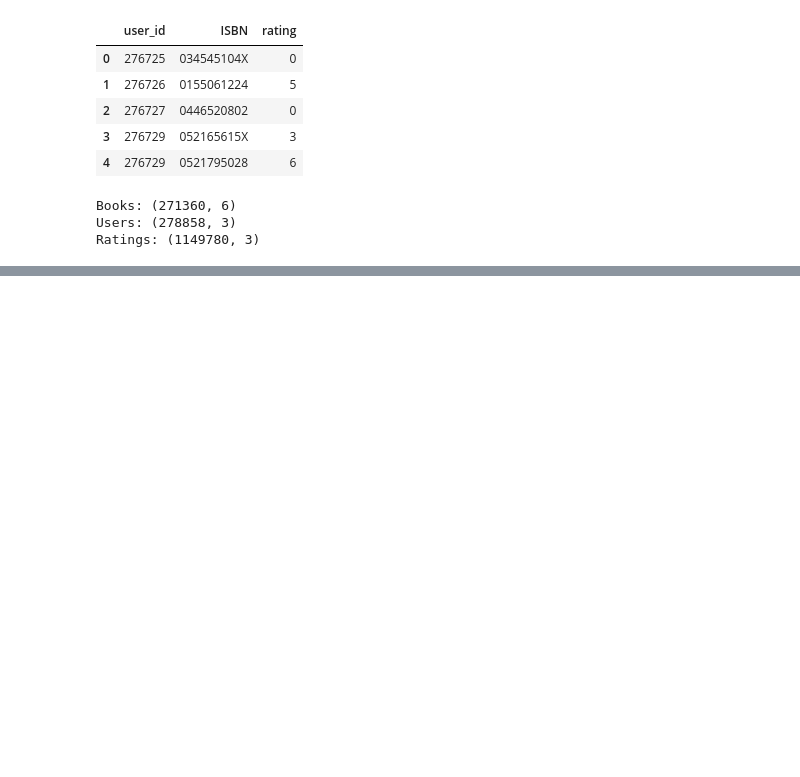
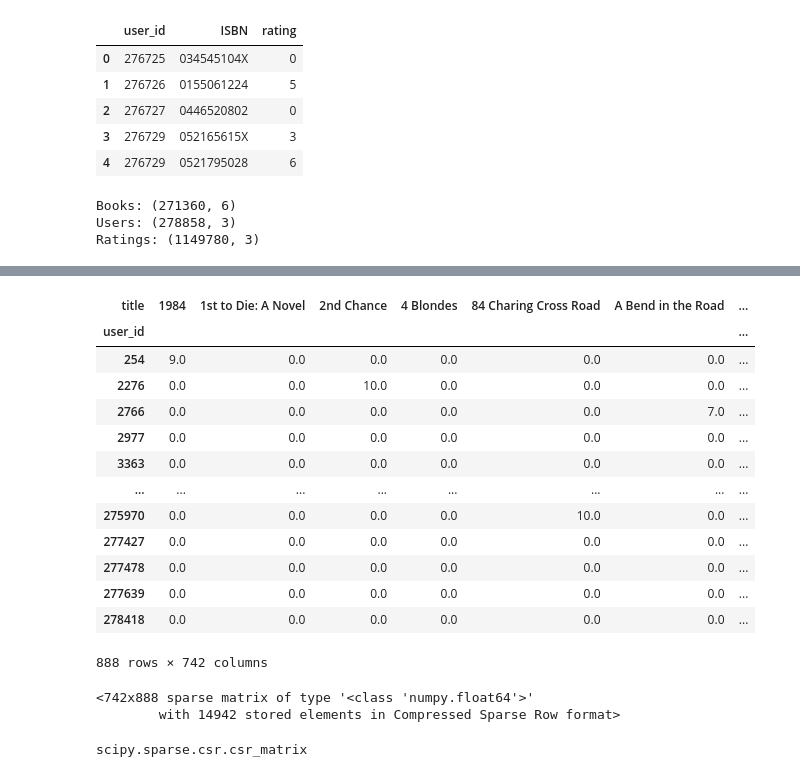
Before and after one commit to htasoftware99/book_recommender_system, a Jupyter notebook: notebook/research.ipynb, the cells around one changed output, grey strips where cells are left out. Saved outputs shown, nothing was run; the diff lists cells and outputs as text; code cells hidden in the pictures; blank space fills up the shorter version.

```diff
--- a/notebook/research.ipynb
+++ b/notebook/research.ipynb
@@ -125,0 +279,17 @@ Ratings: (1149780, 3)
+# %%
+book_pivot.T
+# %% [output]
+| title | 1984 | 1st to Die: A Novel | 2nd Chance | 4 Blondes | 84 Charing Cross Road | A Bend in the Road | ... |
+| user_id |  |  |  |  |  |  | ... |
+| 254 | 9.0 | 0.0 | 0.0 | 0.0 | 0.0 | 0.0 | ... |
+| 2276 | 0.0 | 0.0 | 10.0 | 0.0 | 0.0 | 0.0 | ... |
+| 2766 | 0.0 | 0.0 | 0.0 | 0.0 | 0.0 | 7.0 | ... |
+| 2977 | 0.0 | 0.0 | 0.0 | 0.0 | 0.0 | 0.0 | ... |
+| 3363 | 0.0 | 0.0 | 0.0 | 0.0 | 0.0 | 0.0 | ... |
+| ... | ... | ... | ... | ... | ... | ... | ... |
+| 275970 | 0.0 | 0.0 | 0.0 | 0.0 | 10.0 | 0.0 | ... |
+| 277427 | 0.0 | 0.0 | 0.0 | 0.0 | 0.0 | 0.0 | ... |
+| 277478 | 0.0 | 0.0 | 0.0 | 0.0 | 0.0 | 0.0 | ... |
+| 277639 | 0.0 | 0.0 | 0.0 | 0.0 | 0.0 | 0.0 | ... |
+| 278418 | 0.0 | 0.0 | 0.0 | 0.0 | 0.0 | 0.0 | ... |
+888 rows × 742 columns
@@ -125,0 +300,9 @@ Ratings: (1149780, 3)
+# %%
+book_sparse
+# %% [output]
+<742x888 sparse matrix of type '<class 'numpy.float64'>'
+        with 14942 stored elements in Compressed Sparse Row format>
+# %%
+type(book_sparse)
+# %% [output]
+scipy.sparse.csr.csr_matrix
```
Also changed, not shown: parts of 49 cells of this notebook, 4 other files.
